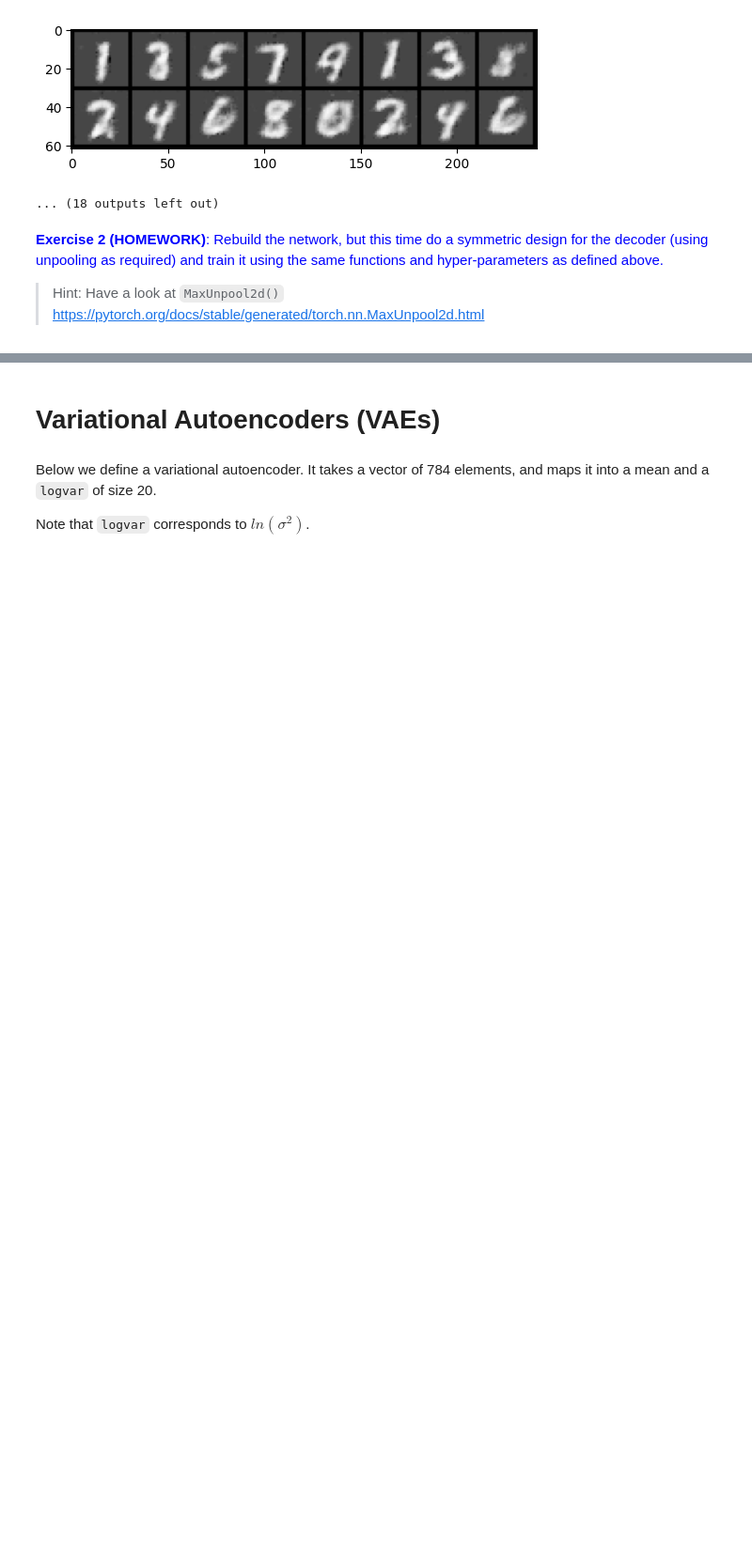
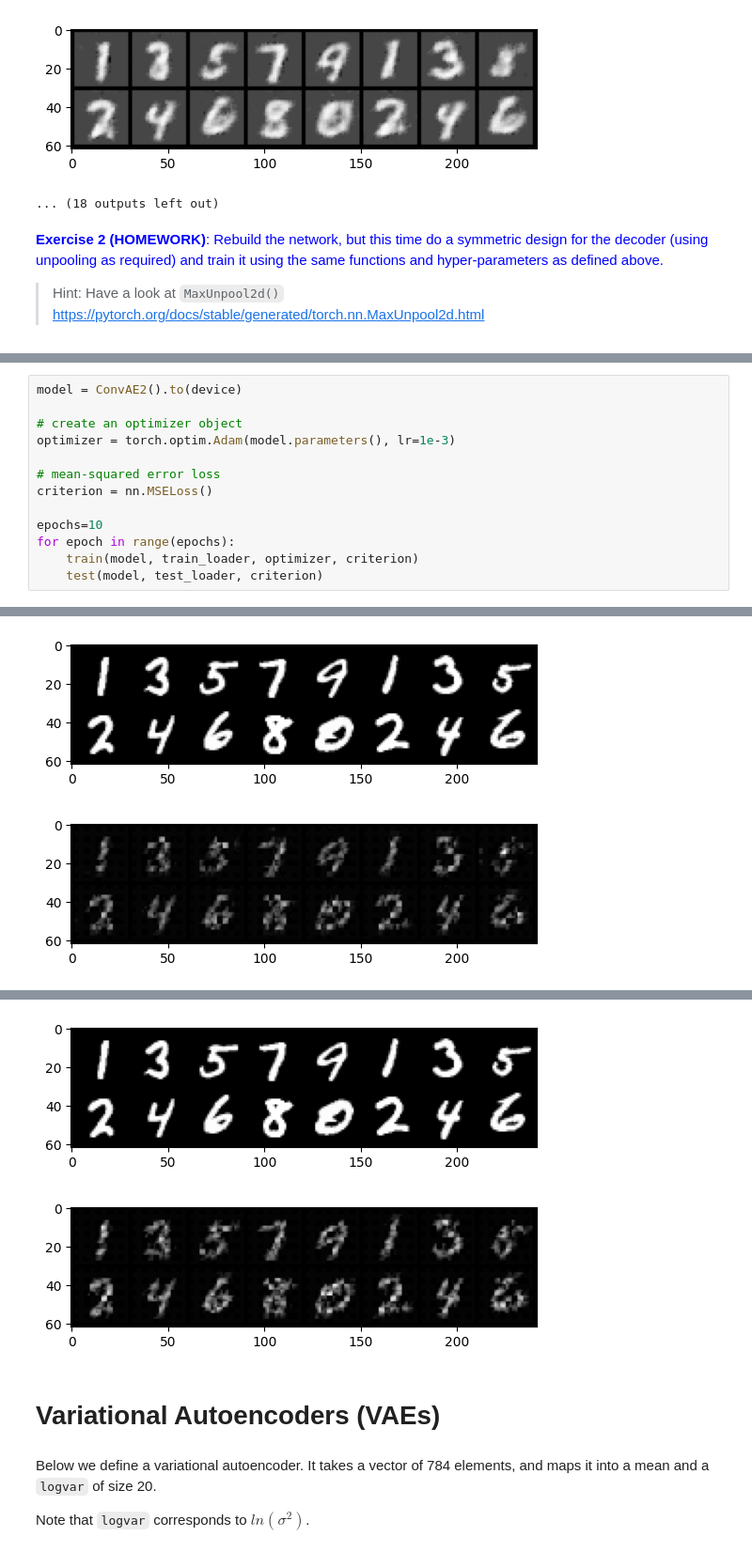
Before and after one commit to rexbrandy/Neural_Networks, a Jupyter notebook: Autoencoders.ipynb, the cells around one changed output, grey strips where cells are left out. Shown at 94% size. Drawn from its saved outputs; the diff is of its cells as text; blank space fills up the shorter version.

```diff
--- a/Autoencoders.ipynb
+++ b/Autoencoders.ipynb
@@ -269,0 +322,14 @@ epoch : 4/10, Test loss = 0.032486
+# %%
+model = ConvAE2().to(device)
+
+# create an optimizer object
+optimizer = torch.optim.Adam(model.parameters(), lr=1e-3)
+
+# mean-squared error loss
+criterion = nn.MSELoss()
+
+epochs=10
+for epoch in range(epochs):
+    train(model, train_loader, optimizer, criterion)
+    test(model, test_loader, criterion)
+# %% [output]
@@ -269,0 +338,2 @@ epoch : 4/10, Test loss = 0.032486
+[figure, added]
+[figure, added]
@@ -270,3 +342,5 @@ epoch : 4/10, Test loss = 0.032486
+[figure, added]
+[figure, added]
 # %% [markdown]
 # Variational Autoencoders (VAEs)
 # %% [markdown]
```
Also changed, not shown: parts of 5 cells of this notebook.
